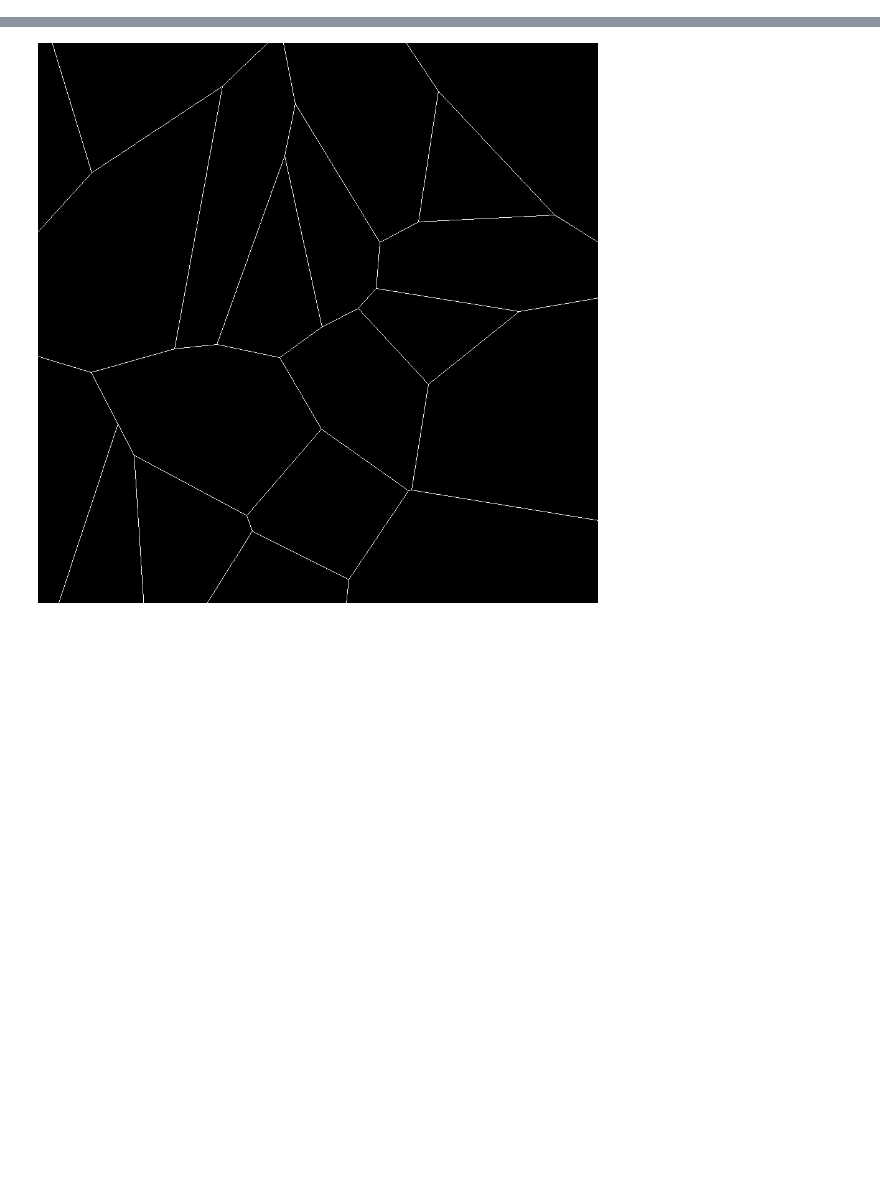
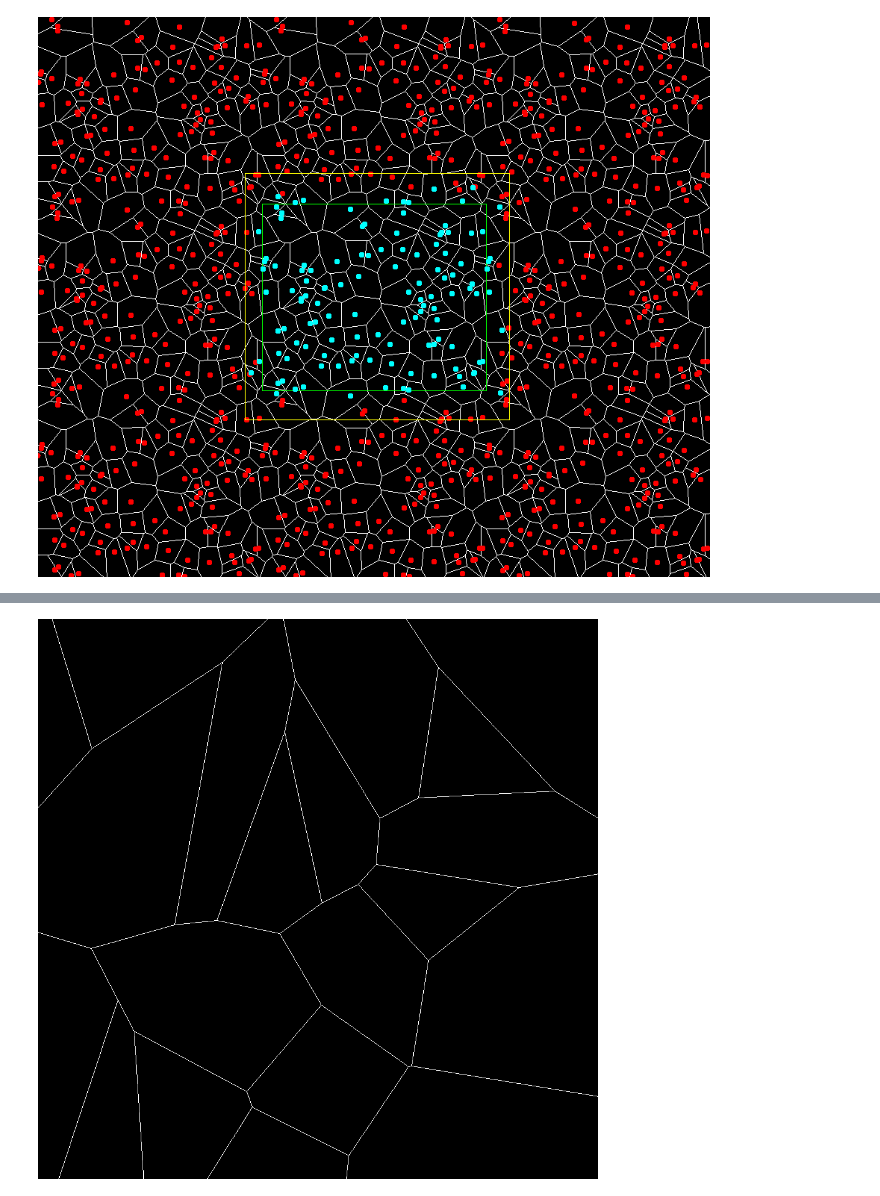
Before and after one commit to KenyC/ProceduralTextureGenerator, a Jupyter notebook: operators/functions/FillVoronoi_test.ipynb, the cells around one changed output, grey strips where cells are left out. Drawn from its saved outputs; the diff is of its cells as text; code cells hidden in the pictures; blank space fills up the shorter version.

```diff
--- a/operators/functions/FillVoronoi_test.ipynb
+++ b/operators/functions/FillVoronoi_test.ipynb
@@ -56,0 +28,22 @@ def small_pt(draw, pos, radius = 10):
+# %%
+map_vor = voronoi.draw_img(total_size, display_points = True)
+
+pt_to_draw = voronoi.points[0]
+radius = 2
+
+center = np.array([width, height])
+size_r = np.array([width, height])
+
+draw = ImageDraw.Draw(map_vor)
+draw.rectangle([tuple(center), tuple(center + size_r)], outline = (0, 255, 0))
+
+draw.rectangle([tuple(minPt), tuple(maxPt)], outline = (255, 255, 0))
+
+
+
+for cell in cells:
+    draw_pt(draw, cell.pt, fill = (0,255,255))
+
+map_vor
+# %% [output]
+[figure, added]
```
Also changed, not shown: parts of 16 cells of this notebook, 5 other files.
